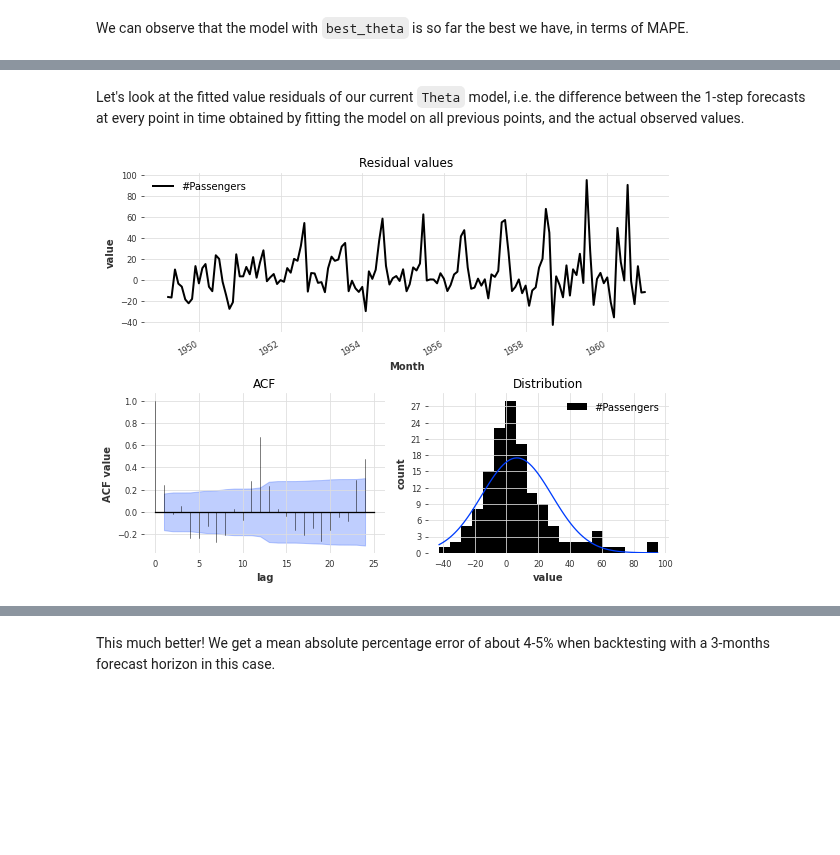
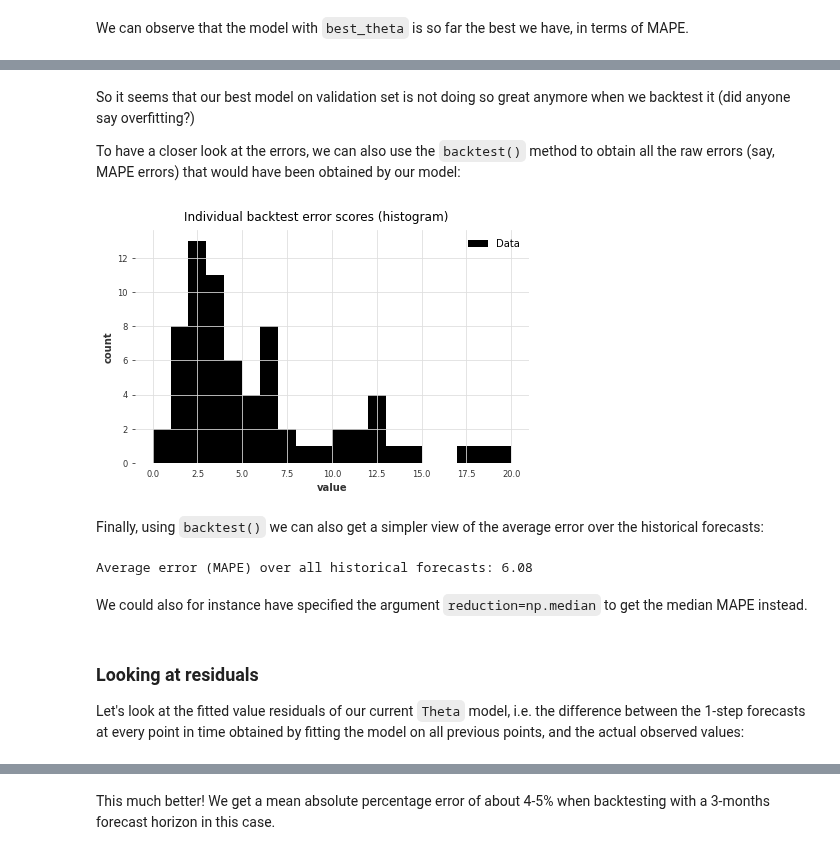
Before and after one commit to unit8co/darts, a Jupyter notebook: examples/00-quickstart.ipynb, the cells around one changed output, grey strips where cells are left out. Drawn from its saved outputs; the diff is of its cells as text; code cells hidden in the pictures; blank space fills up the shorter version.

```diff
--- a/examples/00-quickstart.ipynb
+++ b/examples/00-quickstart.ipynb
@@ -384,6 +345,34 @@ plt.legend();
+# %% [markdown]
+So it seems that our best model on validation set is not doing so great anymore when we backtest it (did anyone say overfitting?)
+
+To have a closer look at the errors, we can also use the `backtest()` method to obtain all the raw errors (say, MAPE errors) that would have been obtained by our model:
+# %%
+best_theta_model = Theta(best_theta)
+
+raw_errors = best_theta_model.backtest(series,
+                                       start=0.5,
+                                       forecast_horizon=3,
+                                       metric=mape,
+                                       reduction=None,  # can be set e.g. to np.mean to return mean value
+                                       verbose=True)
+
+from darts.utils.statistics import plot_hist
+plot_hist(raw_errors, bins=np.arange(0, max(raw_errors), 1), title='Individual backtest error scores (histogram)')
+# %% [output]
+[figure, added]
+# %% [markdown]
+Finally, using `backtest()` we can also get a simpler view of the average error over the historical forecasts:
+# %%
+average_error = best_theta_model.backtest(series,
+                                          start=0.5,
+                                          forecast_horizon=3,
+                                          verbose=True)
+
+print("Average error (MAPE) over all historical forecasts: %.2f" % average_error)
+# %% [output]
+Average error (MAPE) over all historical forecasts: 6.08
+# %% [markdown]
+We could also for instance have specified the argument `reduction=np.median` to get the median MAPE instead.
 # %% [markdown]
-Let's look at the fitted value residuals of our current `Theta` model, i.e. the difference between the 1-step forecasts at every point in time obtained by fitting the model on all previous points, and the actual observed values.
+### Looking at residuals
+Let's look at the fitted value residuals of our current `Theta` model, i.e. the difference between the 1-step forecasts at every point in time obtained by fitting the model on all previous points, and the actual observed values:
-# %%
-plot_residuals_analysis(best_theta_model.residuals(series))
-# %% [output]
-[figure, removed]
```
Also changed, not shown: parts of 39 cells of this notebook, 2 other files.
